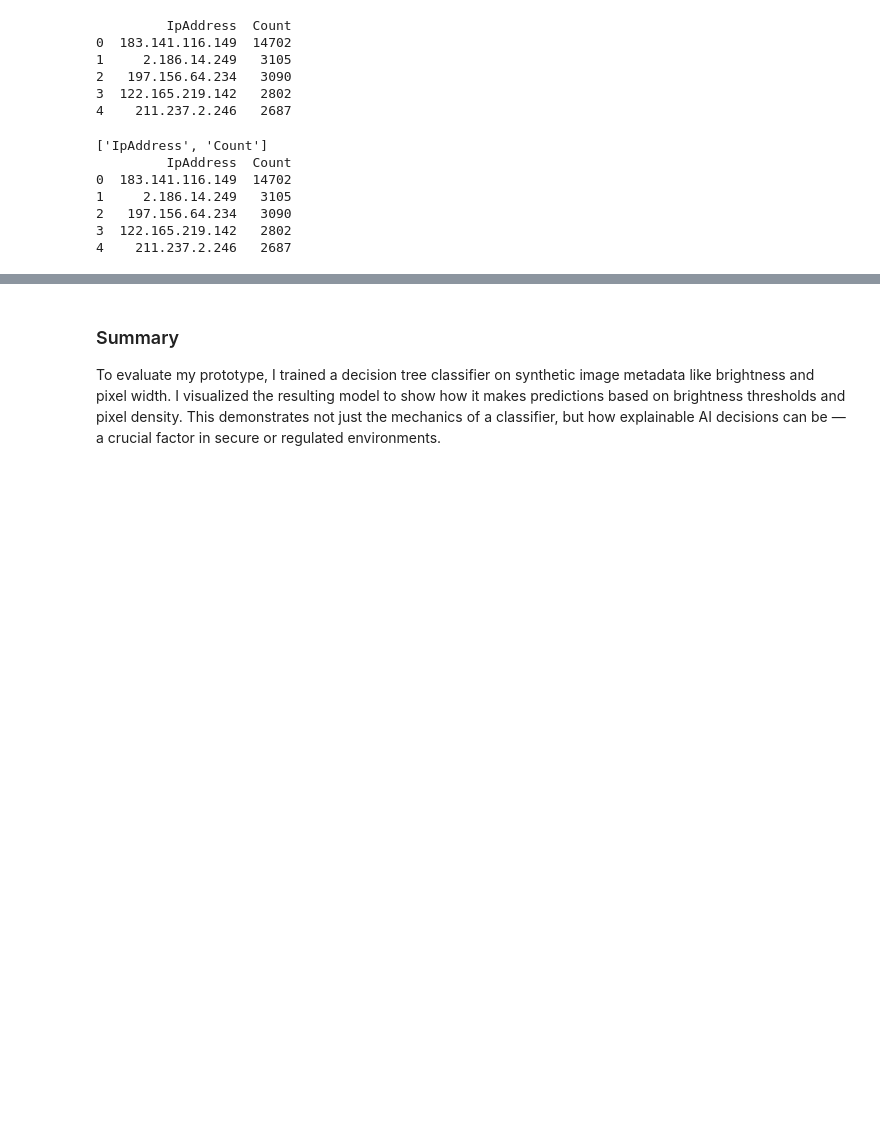
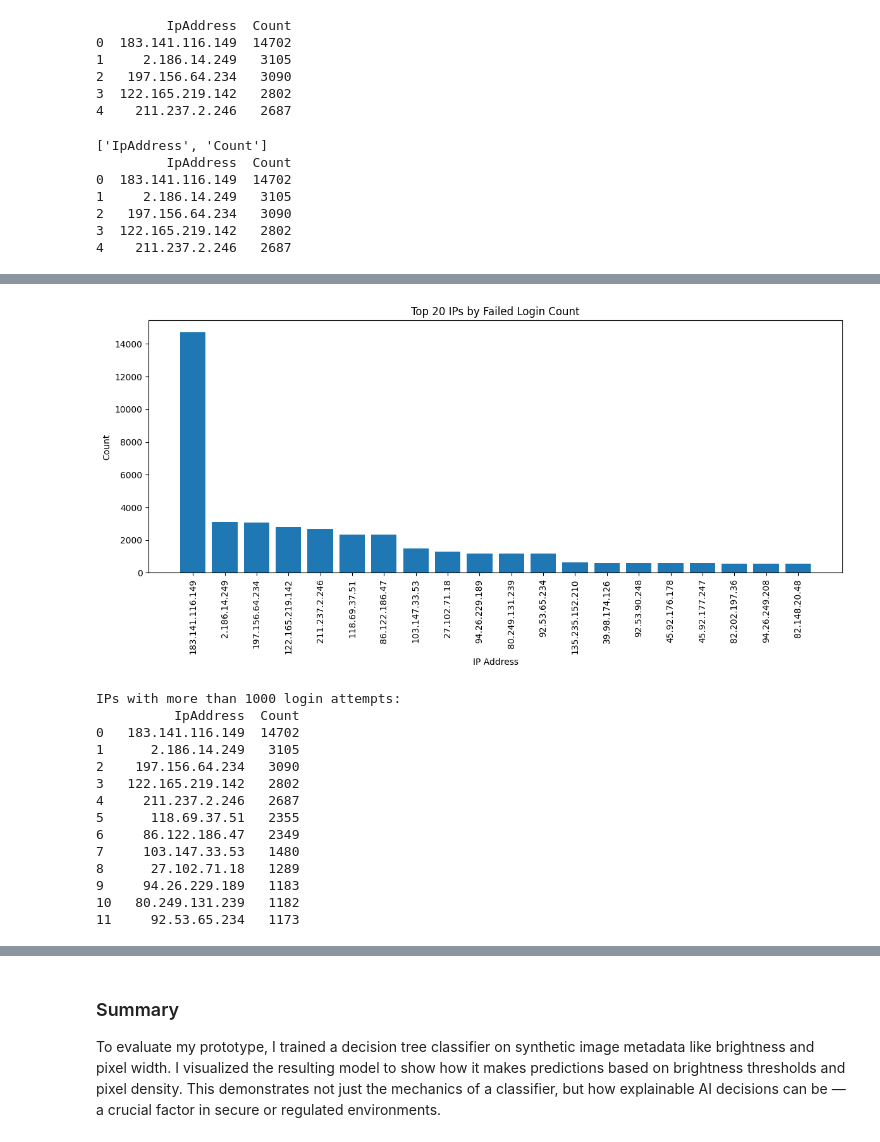
Before and after one commit to tristach/rakuten-ML-cloud-cover, a Jupyter notebook: notebooks/rakuten-ml-prototype.ipynb, the cells around one changed output, grey strips where cells are left out. Cells and saved outputs as stored; diff of their text form; code cells hidden in the pictures; blank space fills up the shorter version.

Commit message:
Add latest Cloud-Cover run and updated prototype notebook

```diff
--- a/notebooks/rakuten-ml-prototype.ipynb
+++ b/notebooks/rakuten-ml-prototype.ipynb
@@ -597,0 +648,43 @@ print(df.head())
+# %%
+import pandas as pd
+import matplotlib.pyplot as plt
+
+# Load your actual CSV
+df = pd.read_csv("CloudCover (8).csv")
+
+# --- 1. Bar Graph: Top 20 IPs ---
+top_ips = df.sort_values(by="Count", ascending=False).head(20)
+
+plt.figure(figsize=(12, 6))
+plt.bar(top_ips["IpAddress"], top_ips["Count"])
+plt.xticks(rotation=90)
+plt.title("Top 20 IPs by Failed Login Count")
+plt.xlabel("IP Address")
+plt.ylabel("Count")
+plt.tight_layout()
+plt.show()
+
+# --- 2. Threshold filter (aka 'accuracy') ---
+threshold = 1000
+high_freq = df[df["Count"] > threshold]
+print("IPs with more than 1000 login attempts:")
+print(high_freq)
+
+# --- 3. Heatmap placeholder ---
+# (Add this only if you have a 'TimeGenerated' or timestamp column)
+# %% [output]
+[figure, added]
+IPs with more than 1000 login attempts:
+          IpAddress  Count
+0   183.141.116.149  14702
+1      2.186.14.249   3105
+2    197.156.64.234   3090
+3   122.165.219.142   2802
+4     211.237.2.246   2687
+5      118.69.37.51   2355
+6     86.122.186.47   2349
+7     103.147.33.53   1480
+8      27.102.71.18   1289
+9     94.26.229.189   1183
+10   80.249.131.239   1182
+11     92.53.65.234   1173
```
Also changed, not shown: parts of 9 cells of this notebook, 3 other files.
